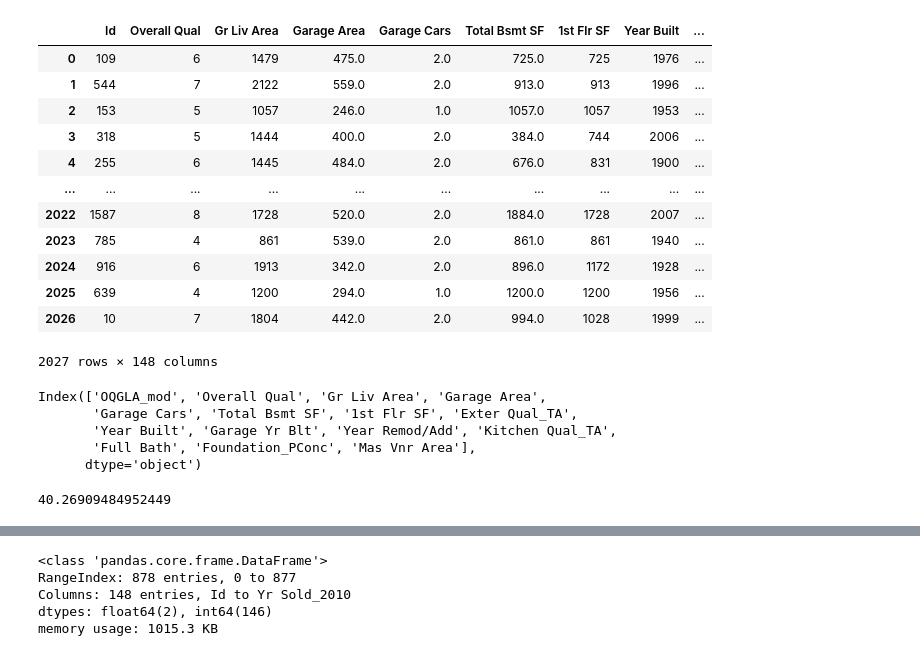
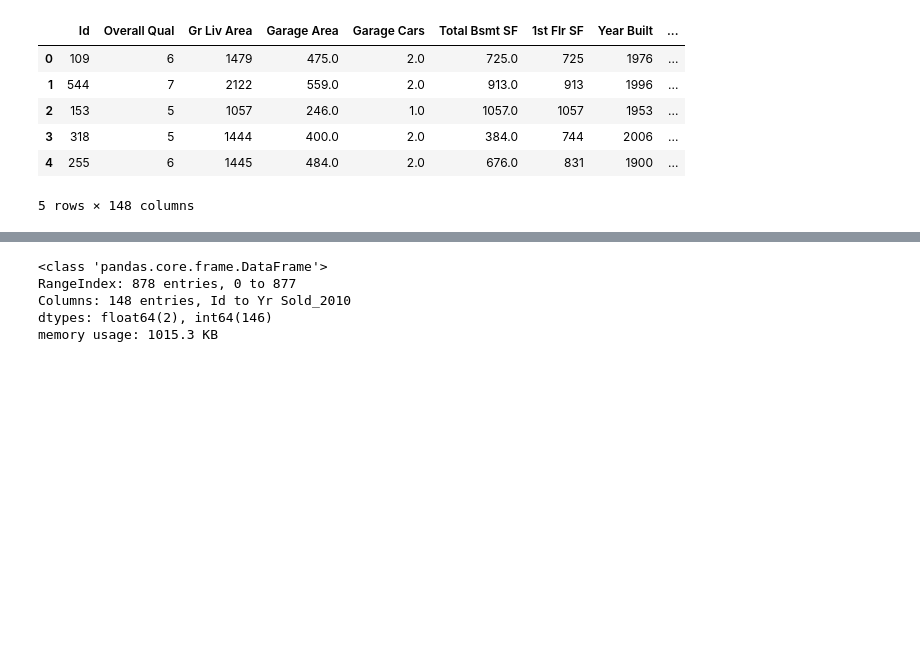
Before and after one commit to PaperArmada/home-price-prediction, a Jupyter notebook: code/02_Processing_Freshtake_2.ipynb, the cells around one changed output, grey strips where cells are left out. Drawn from its saved outputs; the diff is of its cells as text; code cells hidden in the pictures; blank space fills up the shorter version.

```diff
--- a/code/02_Processing_Freshtake_2.ipynb
+++ b/code/02_Processing_Freshtake_2.ipynb
@@ -11,18 +11,12 @@ from sklearn.impute import SimpleImputer
 from statsmodels.stats.outliers_influence import variance_inflation_factor
 # %%
 df = pd.read_csv('../datasets/filtered_dataset.csv')
-df
+df.head()
 # %% [output]
 |  | Id | Overall Qual | Gr Liv Area | Garage Area | Garage Cars | Total Bsmt SF | 1st Flr SF | Year Built | ... |
 | 0 | 109 | 6 | 1479 | 475.0 | 2.0 | 725.0 | 725 | 1976 | ... |
 | 1 | 544 | 7 | 2122 | 559.0 | 2.0 | 913.0 | 913 | 1996 | ... |
 | 2 | 153 | 5 | 1057 | 246.0 | 1.0 | 1057.0 | 1057 | 1953 | ... |
 | 3 | 318 | 5 | 1444 | 400.0 | 2.0 | 384.0 | 744 | 2006 | ... |
 | 4 | 255 | 6 | 1445 | 484.0 | 2.0 | 676.0 | 831 | 1900 | ... |
-| ... | ... | ... | ... | ... | ... | ... | ... | ... | ... |
-| 2022 | 1587 | 8 | 1728 | 520.0 | 2.0 | 1884.0 | 1728 | 2007 | ... |
-| 2023 | 785 | 4 | 861 | 539.0 | 2.0 | 861.0 | 861 | 1940 | ... |
-| 2024 | 916 | 6 | 1913 | 342.0 | 2.0 | 896.0 | 1172 | 1928 | ... |
-| 2025 | 639 | 4 | 1200 | 294.0 | 1.0 | 1200.0 | 1200 | 1956 | ... |
-| 2026 | 10 | 7 | 1804 | 442.0 | 2.0 | 994.0 | 1028 | 1999 | ... |
-2027 rows × 148 columns
+5 rows × 148 columns
@@ -31,15 +23,2 @@ df['OQGLA_mod'] = (df['Overall Qual'] * df['Gr Liv Area']) ** .75
 # %%
 top_corr_reduced = df.corr().abs().drop(['Id','SalePrice'])[['SalePrice']].sort_values('SalePrice', ascending=False)
-# %%
-top_corr_reduced[:15].index
-# %% [output]
-Index(['OQGLA_mod', 'Overall Qual', 'Gr Liv Area', 'Garage Area',
-       'Garage Cars', 'Total Bsmt SF', '1st Flr SF', 'Exter Qual_TA',
-       'Year Built', 'Garage Yr Blt', 'Year Remod/Add', 'Kitchen Qual_TA',
-       'Full Bath', 'Foundation_PConc', 'Mas Vnr Area'],
-      dtype='object')
-# %%
-# Upper limit of features
-np.sqrt(len(df) * .8)
-# %% [output]
-40.26909484952449
```
Also changed, not shown: parts of 83 cells of this notebook, 7 other files.
